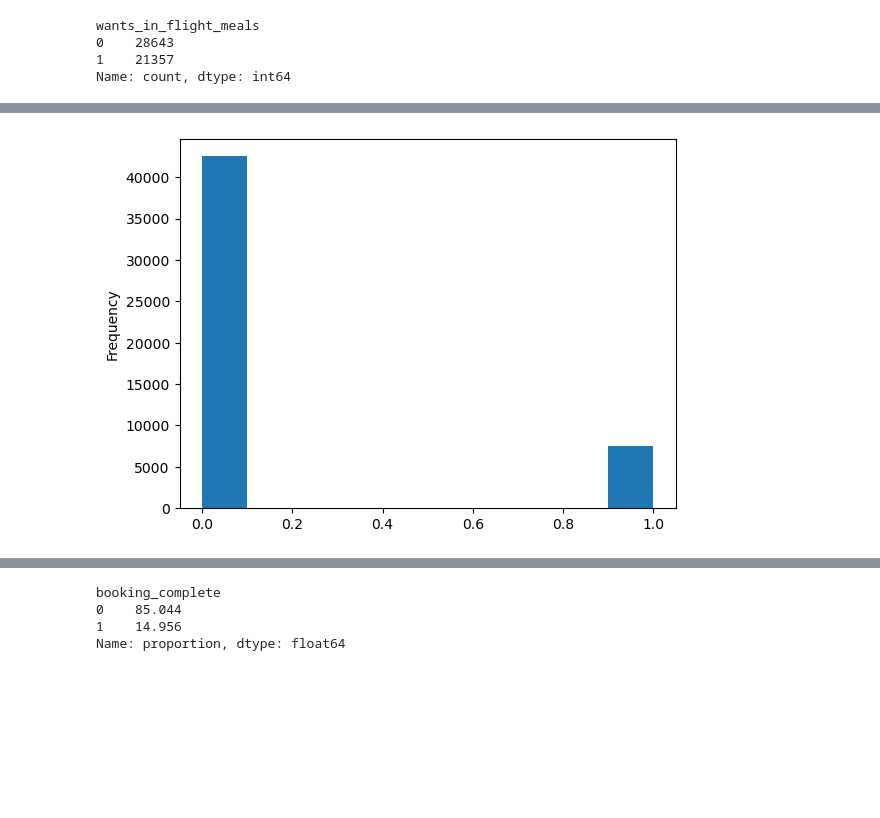
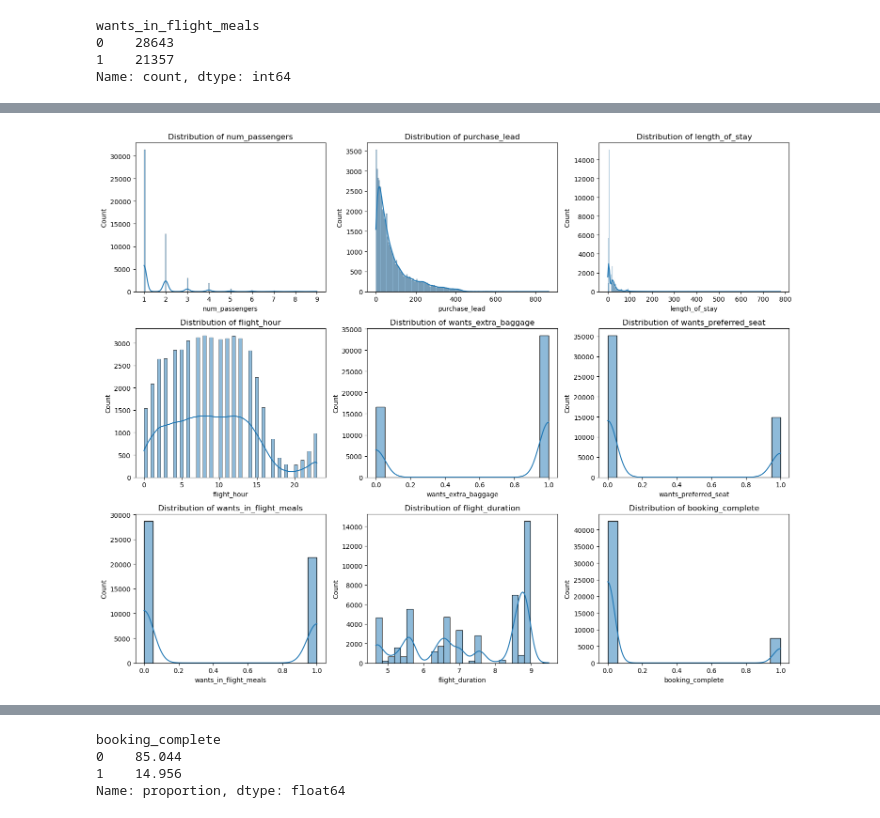
Before and after one commit to Ds2023/British_Airways_Predictive_Booking_Model, a Jupyter notebook: notebooks/eda.ipynb, the cells around one changed output, grey strips where cells are left out. Cells and saved outputs as stored; diff of their text form; code cells hidden in the pictures; blank space fills up the shorter version.

```diff
--- a/notebooks/eda.ipynb
+++ b/notebooks/eda.ipynb
@@ -141,7 +141,7 @@ def plot_kdeplots(data):
 
     for i, column in enumerate(data.columns):
         ax = axes[i // 3, i % 3] if num_rows > 1 else axes[i % 3]  # Select subplot
-        plt.hist(x=column, ax=ax,data=data)  # Plot boxplot for the column
+        sns.histplot(data[column], ax=ax,kde=True)  # Plot boxplot for the column
         ax.set_title(f'Distribution of {column}')  # Set the title
 
     plt.tight_layout()  # Adjust layout
@@ -159,7 +149,4 @@ plt.hist(data=data,x='num_passengers',bins=20)
-# %%
-#  Target Variable
-
-data['booking_complete'].plot(kind='hist')
-plt.show()
-# %% [output]
-[figure, removed]
+# %%
+plot_kdeplots(num_df)
+# %% [output]
+[figure, added]
```
Also changed, not shown: parts of 9 cells of this notebook.
